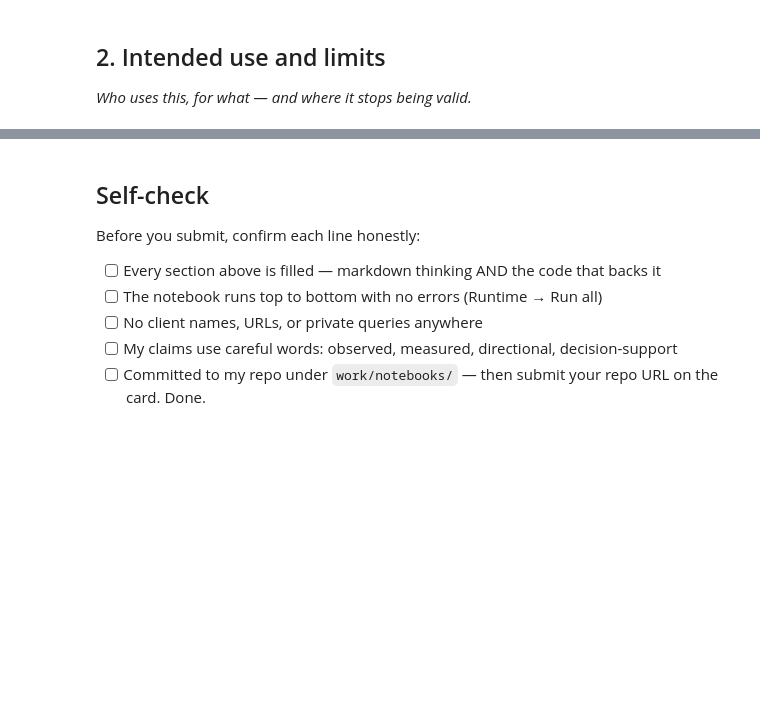
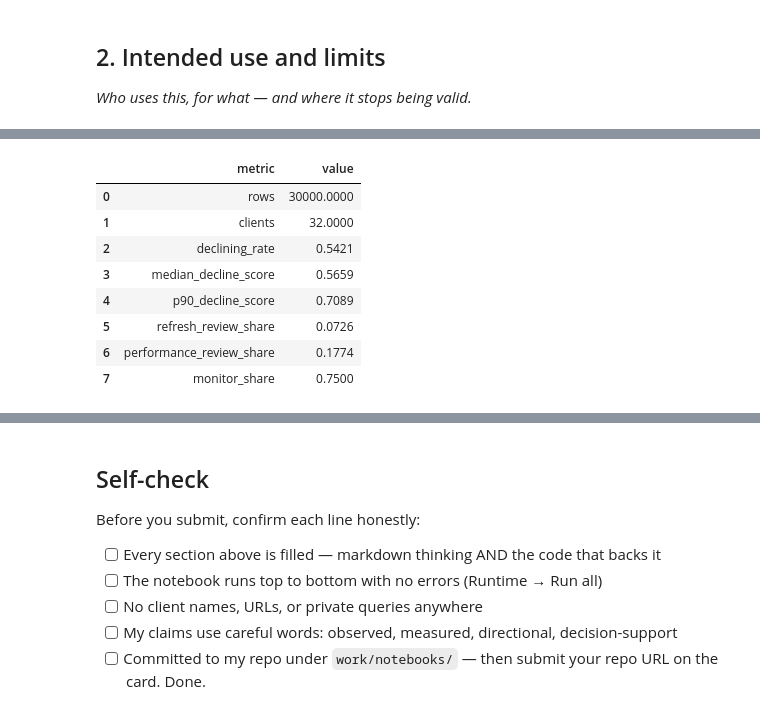
Before and after one commit to smaharx/ml-engineering-playground, a Jupyter notebook: work/notebooks/w07_action_playbook.ipynb, the cells around one changed output, grey strips where cells are left out. Cells and saved outputs as stored; diff of their text form; code cells hidden in the pictures; blank space fills up the shorter version.

```diff
--- a/work/notebooks/w07_action_playbook.ipynb
+++ b/work/notebooks/w07_action_playbook.ipynb
@@ -43,0 +452,38 @@ This skeleton is yours to fill. Work the sections **in order** — each one has
+# %%
+# Lightweight monitoring snapshot.
+monitoring_snapshot = {
+    "rows": int(len(df)),
+    "clients": int(df["client_id"].nunique()),
+    "declining_rate": round(float(y.mean()), 4),
+    "median_decline_score": round(float(df["decline_score"].median()), 4),
+    "p90_decline_score": round(float(df["decline_score"].quantile(0.90)), 4),
+    "refresh_review_share": round(
+        float((df["action"] == "REFRESH_REVIEW").mean()),
+        4,
+    ),
+    "performance_review_share": round(
+        float((df["action"] == "PERFORMANCE_REVIEW").mean()),
+        4,
+    ),
+    "monitor_share": round(
+        float((df["action"] == "MONITOR").mean()),
+        4,
+    ),
+}
+
+monitoring_df = pd.DataFrame(
+    monitoring_snapshot.items(),
+    columns=["metric", "value"],
+)
+
+display(monitoring_df)
+# %% [output]
+|  | metric | value |
+| 0 | rows | 30000.0000 |
+| 1 | clients | 32.0000 |
+| 2 | declining_rate | 0.5421 |
+| 3 | median_decline_score | 0.5659 |
+| 4 | p90_decline_score | 0.7089 |
+| 5 | refresh_review_share | 0.0726 |
+| 6 | performance_review_share | 0.1774 |
+| 7 | monitor_share | 0.7500 |
```
Also changed, not shown: parts of 17 cells of this notebook.
